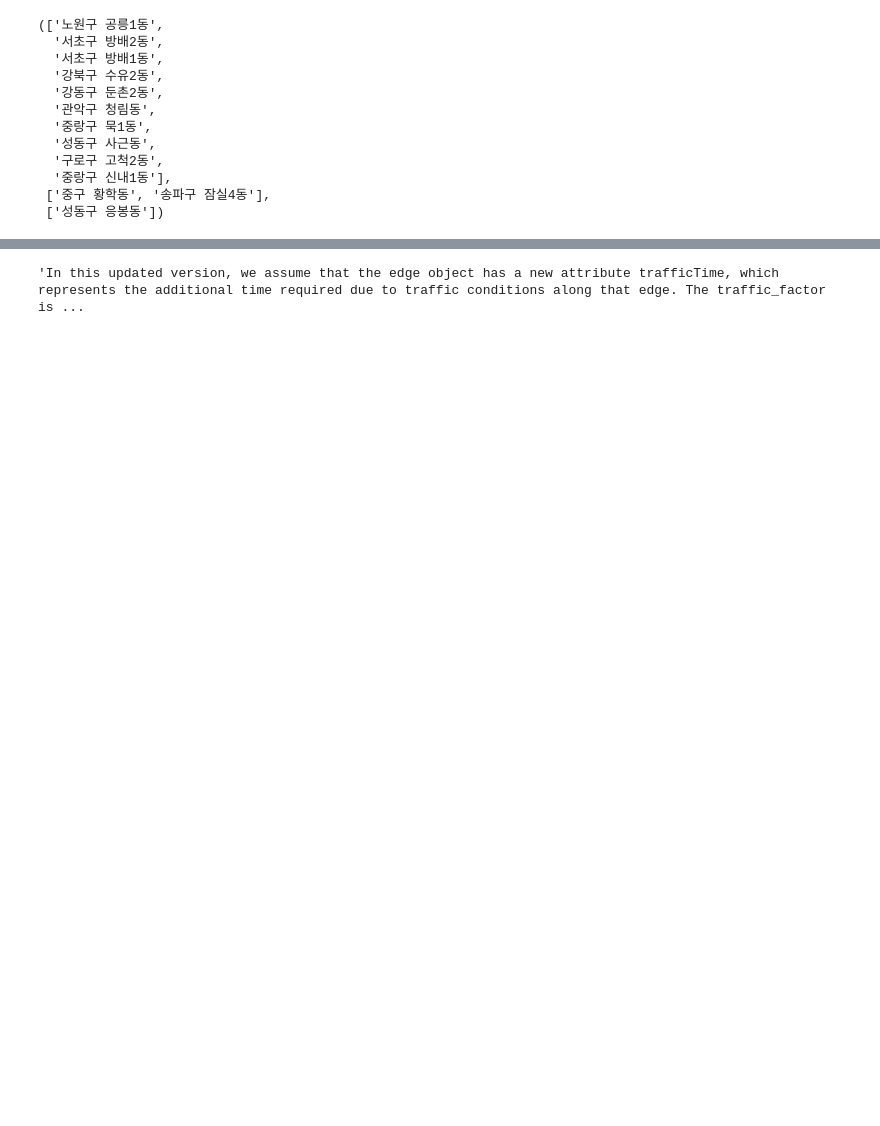
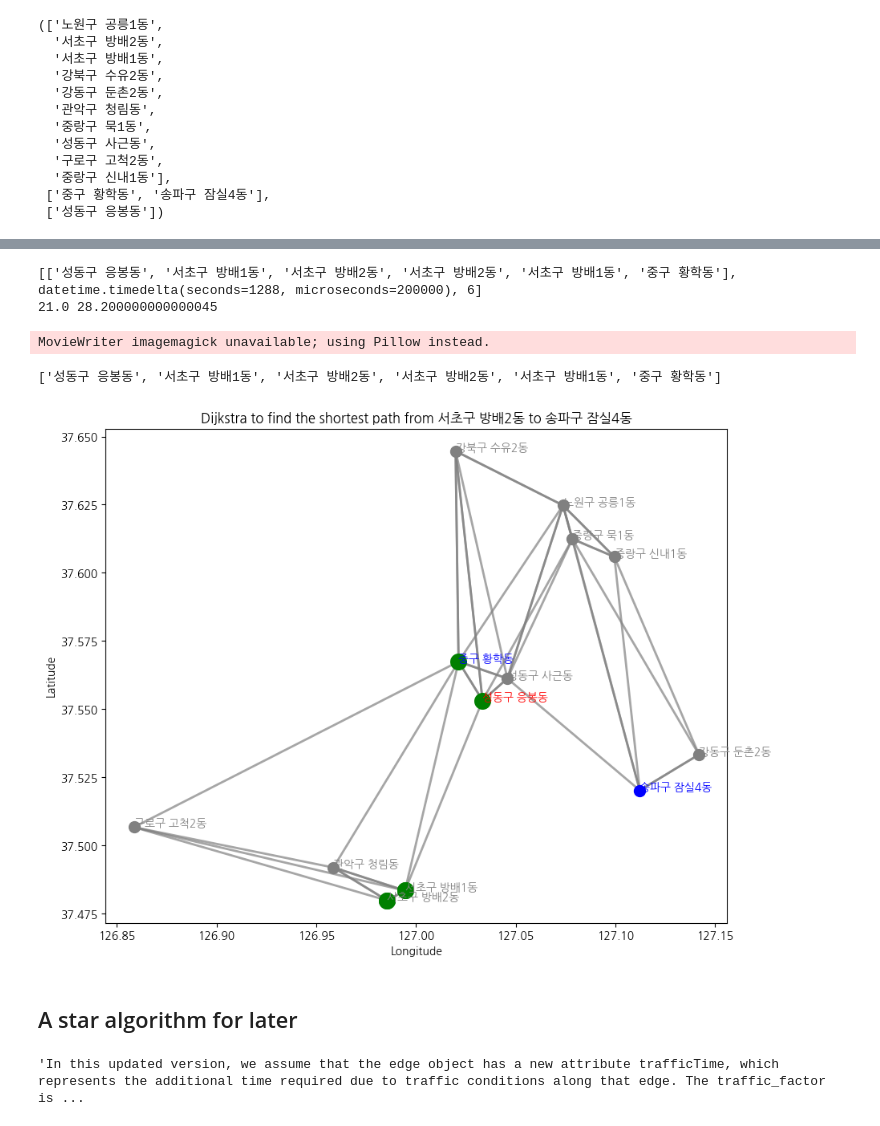
Before and after one commit to YunseolPark/MathematicalOptimization-EmergencyResponse, a Jupyter notebook: emergency_response_time_traffic.ipynb, the cells around one changed output, grey strips where cells are left out. Saved outputs shown, nothing was run; the diff lists cells and outputs as text; code cells hidden in the pictures; blank space fills up the shorter version.

```diff
--- a/emergency_response_time_traffic.ipynb
+++ b/emergency_response_time_traffic.ipynb
@@ -263,0 +415,14 @@ def reconstruct_path(previous, source, sink):
+# %%
+day += closest[1]
+town_to_hos = ['', datetime.timedelta(seconds=86400), 0]
+for sink in hospital:
+    distance, previous, vertices, time_difference = dijkstra(adj_graph, source, sink, day, traffic_factor)
+    print(distance, vertices, previous)
+    print(time_difference)
+    if town_to_hos[1] > time_difference:
+        town_to_hos = [distance, time_difference, len(distance)]
+    elif town_to_hos[1] == time_difference:
+        if town_to_hos[2] > len(distance):
+            town_to_hos = [distance, time_difference, len(distance)]
+print(town_to_hos)
+print(town_to_hos[1].total_seconds()//60, town_to_hos[1].total_seconds()%60)
@@ -264,3 +438,59 @@ def reconstruct_path(previous, source, sink):
+# %%
+closest = [i+j for i,j in zip(am_to_town, town_to_hos)]
+print(closest)
+print(closest[1].total_seconds()//60, closest[1].total_seconds()%60)
+# %% [output]
+[['성동구 응봉동', '서초구 방배1동', '서초구 방배2동', '서초구 방배2동', '서초구 방배1동', '중구 황학동'], datetime.timedelta(seconds=1288, microseconds=200000), 6]
+21.0 28.200000000000045
+# %%
+#make animation
+from matplotlib.animation import FuncAnimation
+
+def make_shortest_path_animation(coordinates, edges, order, fig, ax,
+                                pointsize=100):
+    # make animation of the shortest path algorithms
+    for w, i, j in edges:
+        xi1, xi2 = coordinates[i]
+        xj1, xj2 = coordinates[j]
+        ax.plot([xi1, xj1], [xi2, xj2], color='grey', alpha=0.7, lw=2, zorder=1)
+
+    # plot points
+    for city, (lon, lat) in coordinates.items():
+        # Use different colors for different types of nodes
+        if city in hospital:
+            ax.scatter(lon, lat, color="blue", s=pointsize, zorder=2)
+            ax.text(lon, lat, city, fontsize=10, zorder=5, color="blue")
+        elif city in ambulance:
+            ax.scatter(lon, lat, color="red", s=pointsize, zorder=2)
+            ax.text(lon, lat, city, fontsize=10, zorder=5, color="red")
+        else:
+            ax.scatter(lon, lat, color="grey", s=pointsize, zorder=2)
+            ax.text(lon, lat, city, fontsize=10, zorder=5, color="grey")
+    '''print(order)
+    # color source (first) and sink (last)
+    x1, x2 = coordinates[order[0]]
+    ax.scatter(x1, x2, color="blue", s=pointsize, zorder=3)
+    x1, x2 = coordinates[order[-1]]
+    ax.scatter(x1, x2, color="red", s=pointsize*2, zorder=3) '''
+
+    # make animation
+    anim = FuncAnimation(fig, lambda t : ax.scatter(*coordinates[order[t-1]],
+                                color="green", s=pointsize*2, zorder=4) if t else None,
+                                frames=range(len(order)+1), interval=500)
+    ax.set_xlabel('Longitude')
+    ax.set_ylabel('Latitude')
+    return anim
+
+fig, ax = plt.subplots(figsize=(10, 8))
+ax.set_title('Dijkstra to find the shortest path from {} to {}'.format(source, sink))
+anim = make_shortest_path_animation(graph_dict, edges, closest[0], fig, ax)
+anim.save('Dijkstra_animated.gif', dpi=120, writer='imagemagick')
+# %% [output]
+MovieWriter imagemagick unavailable; using Pillow instead.
+['성동구 응봉동', '서초구 방배1동', '서초구 방배2동', '서초구 방배2동', '서초구 방배1동', '중구 황학동']
+[figure, added]
+# %% [markdown]
+## A star algorithm for later
 # %%
 # STMO-P7
 # heuristic: haversine (lat&lon)
```
Also changed, not shown: parts of 24 cells of this notebook, 1 other file.
